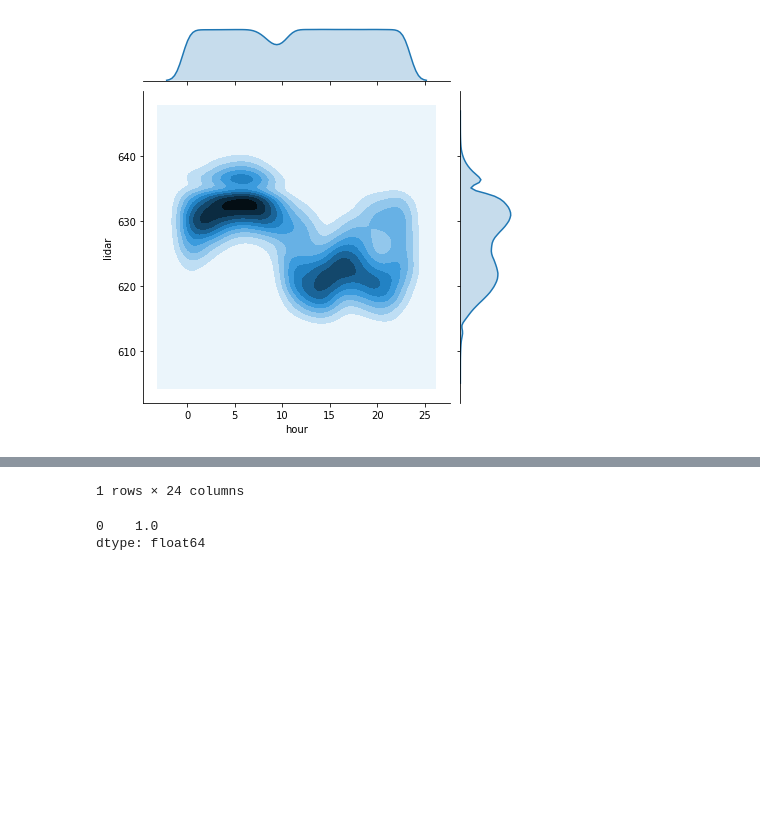
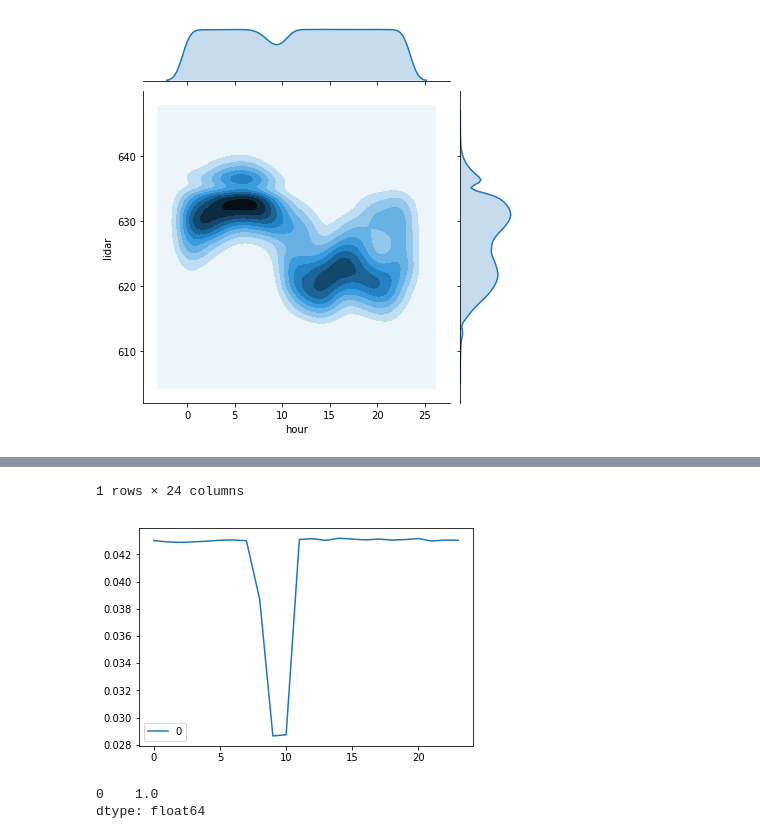
Before and after one commit to ryuichiueda/LNPR_BOOK_CODES, a Jupyter notebook: section_sensor/lidar_600.ipynb, the cells around one changed output, grey strips where cells are left out. Saved outputs shown, nothing was run; the diff lists cells and outputs as text; code cells hidden in the pictures; blank space fills up the shorter version.

```diff
--- a/section_sensor/lidar_600.ipynb
+++ b/section_sensor/lidar_600.ipynb
@@ -71,12 +71,14 @@ plt.show()
 # %% [output]
 [figure]
 # %%
-p_t = pd.DataFrame(probs.sum())   #各列を合計              ###marginalize###（p_xの合計の行まで）
+p_t = pd.DataFrame(probs.sum())   #各列を合計              ###marginalize###（p_zの合計の行まで）
+p_t.plot()
 p_t.transpose() #紙面の関係で表を横並びに
 # %% [output]
 |  | 0 | 1 | 2 | 3 | 4 | 5 | 6 | 7 | 8 | 9 | ... | ... |
 | 0 | 0.043013 | 0.042916 | 0.042879 | 0.042916 | 0.042964 | 0.043037 | 0.043061 | 0.043001 | 0.038712 | 0.028651 | ... | ... |
 1 rows × 24 columns
+[figure, added]
 # %%
 p_t.sum()    # 1になる
 # %% [output]
```
Also changed, not shown: parts of 6 cells of this notebook, 22 other files.
